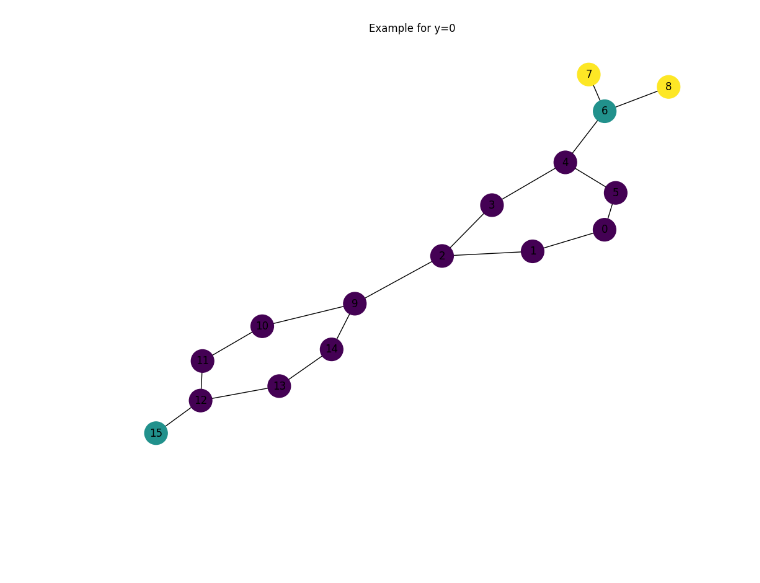
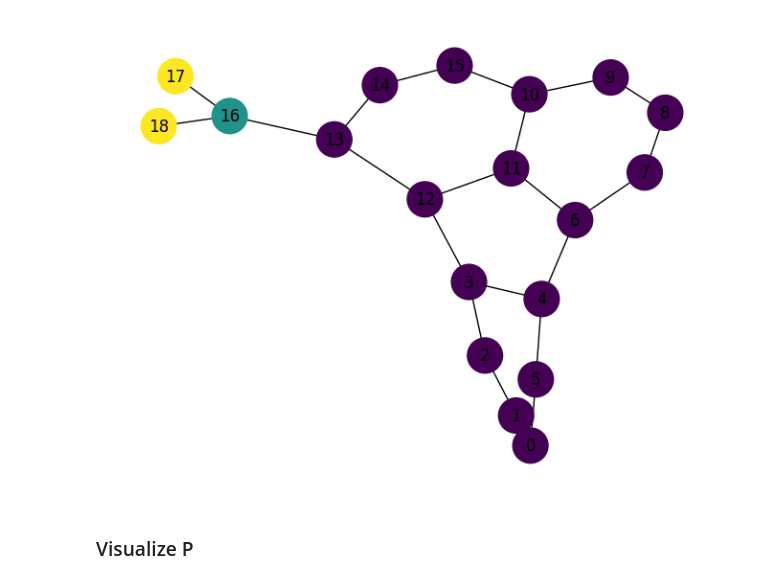
Before and after one commit to gauthavite/FUGW, a Jupyter notebook: mutag_example.ipynb, the cells around one changed output. Saved outputs shown, nothing was run; the diff lists cells and outputs as text; code cells hidden in the pictures; blank space fills up the shorter version.

Commit message:
images

```diff
--- a/mutag_example.ipynb
+++ b/mutag_example.ipynb
@@ -24,24 +16,29 @@ num_nodes = data["num_nodes"]
+# %%
+def create_graph(ind):
+    G = nx.Graph()
+    # Add nodes
+    for node in range(draw_num_nodes[ind]):
+        G.add_node(node)
+
+    # Add edges
+    edges = np.array(draw_edge_index[ind]).T
+    for source, target in edges:
+        G.add_edge(source, target)
+
+    return G
 # %%
-# Create an empty graph
-G = nx.Graph()
+def plot(ind):
+    G = create_graph(ind)
 
-ind = 65
+    node_colors = [sum(i*f for i, f in enumerate(feature)) for feature in draw_features[ind]]
 
-# Add nodes
-for node in range(num_nodes[ind]):
-    G.add_node(node)
-
-# Add edges
-edges = np.array(edge_index[ind]).T
-for source, target in edges:
-    G.add_edge(source, target)
-
-node_colors = [sum(i*f for i, f in enumerate(feature)) for feature in features[ind]]
-
-# Drawing the graph
-plt.figure(figsize=(10, 7))
-nx.draw(G, with_labels=True, node_color=node_colors, node_size=700, edge_color='k')
-plt.title(f"Example for y={y[ind][0]}")
-plt.show()
+    # Drawing the graph
+    plt.figure()
+    nx.draw(G, with_labels=True, node_color=node_colors, node_size=700, edge_color='k')
+    plt.show()
-# %% [output]
-[figure, removed]
+# %%
+plot(3)
+# %% [output]
+[figure, added]
+# %% [markdown]
+### Visualize P
```
Also changed, not shown: parts of 10 cells of this notebook, 1 other file.
